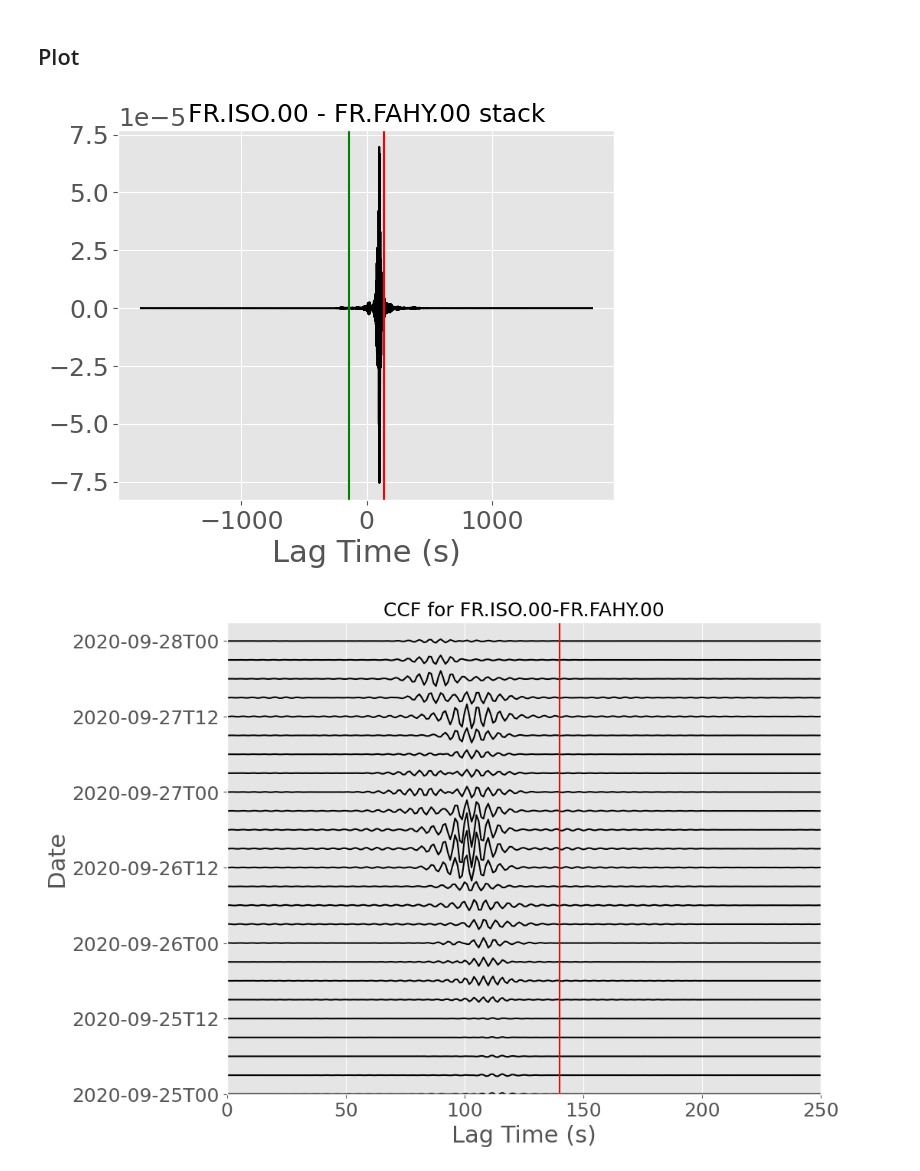
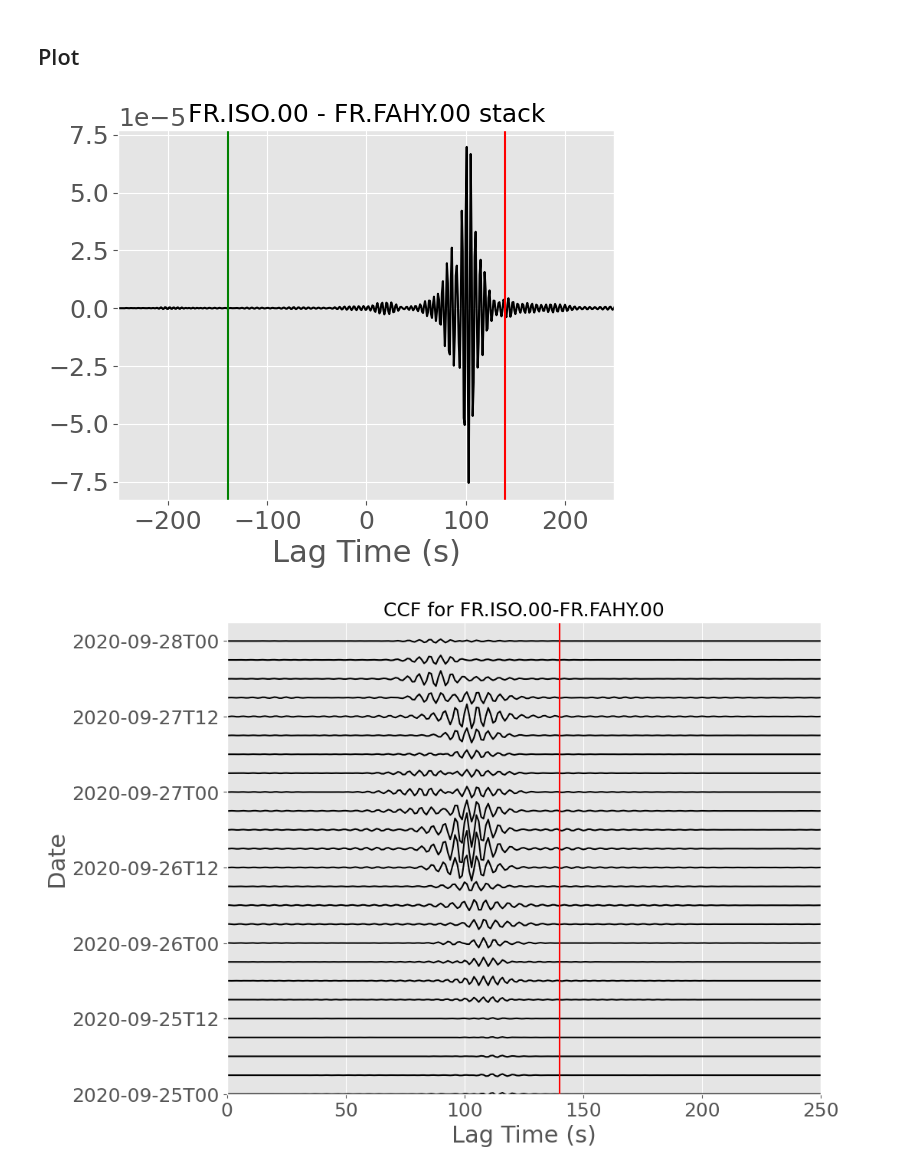
Before and after one commit to lystom/WMSAN, a Jupyter notebook: RAYLEIGH/synthetic_CCF.ipynb, the cells around one changed output. Saved outputs shown, nothing was run; the diff lists cells and outputs as text; code cells hidden in the pictures.

```diff
--- a/RAYLEIGH/synthetic_CCF.ipynb
+++ b/RAYLEIGH/synthetic_CCF.ipynb
@@ -178,7 +195,7 @@ dates_vector = create_date_vect(dates)
 ## Open WAVEWATCHIII Equivalent Force Amplitude
 # %%
 ## Open Model
-path_model = '../../ocean_source/pr_oceanswell/rayleigh/F/'
+path_model = '/Users/tomasetl/Documents/code/ocean_source/pr_oceanswell/rayleigh/F/'
 # %% [markdown]
 ## Open Syngine Archive
 # %%
@@ -244,30 +263,30 @@ PSD shape (121, 121, 1800)
 # %%
 ## Plot stack
 
 plt.figure()
 plt.plot(corr.time, np.mean(corr_3h, axis=0), 'k')
 plt.axvline(x=140, color='r')
 plt.axvline(x=-140, color='g')
-# plt.xlim(-250, 250)
+plt.xlim(-250, 250)
 plt.xlabel('Lag Time (s)')
 plt.title('%s - %s stack'%(id_A, id_B))
 plt.show()
 
 ## Plot CCF
 normalize = np.max(abs(corr_3h))
 
 fig, ax = plt.subplots(figsize=(10,8))
 im = ax.plot(corr.time, corr_3h.T/normalize + np.arange(len(dates_vector)), 'k') #, extent=[-300, 300, 0, len(dates_vector)], aspect='auto', cmap='RdYlGn')
 ax.set_xlabel('Lag Time (s)')
 ax.set_ylabel('Date')
 ax.set_title('CCF for %s-%s'%(id_A, id_B))
 ax.set_xlim(0, 250)
 ax.set_ylim(0, len(dates_vector))
 ax.set_yticks(np.arange(len(dates_vector))[::4])
 ax.set_yticklabels(dates[::4].strftime('%Y-%m-%dT%H'))
 plt.axvline(x=140, color='r')
 #fig.colorbar(im, ax=ax)
 plt.show()
 # %% [output]
-[figure, old version]
+[figure, new version]
 [figure]
```
Also changed, not shown: parts of 3 cells of this notebook, 3 other files.
